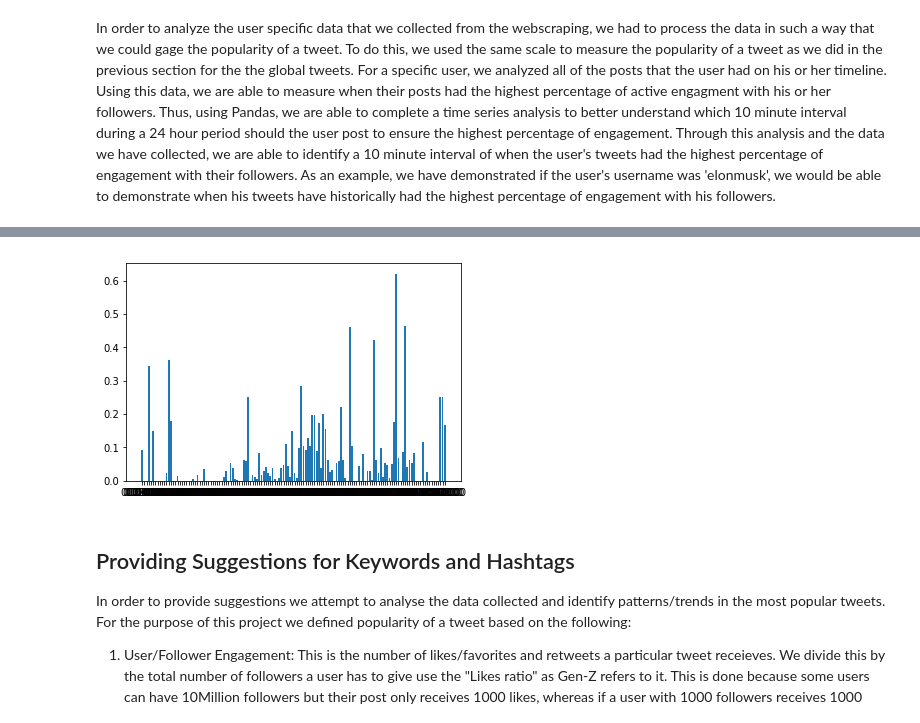
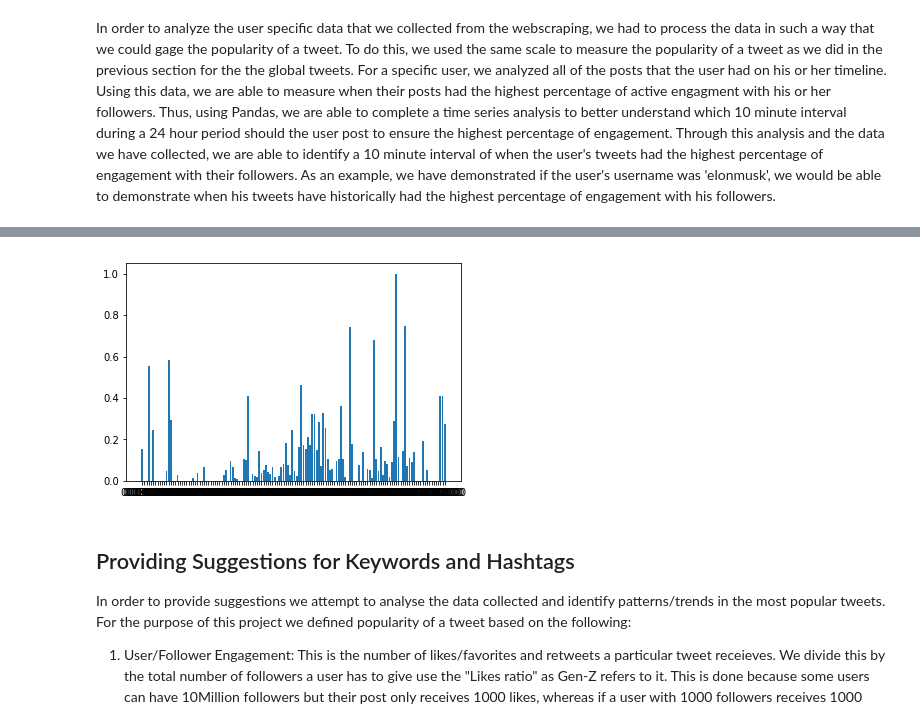
Before and after one commit to ishaan-jaff/data_science_proj, a Jupyter notebook: 15-388 Final Project.ipynb, the cells around one changed output, grey strips where cells are left out. Cells and saved outputs as stored; diff of their text form; code cells hidden in the pictures.

```diff
--- a/15-388 Final Project.ipynb
+++ b/15-388 Final Project.ipynb
@@ -542,22 +542,22 @@ user_timeline_df.head()
 # %%
 def get_max_time_user():
     user_time_grpr = user_timeline_df.groupby(pd.Grouper(key='created_at', freq='10min'))
     user_count_grpr = user_time_grpr['text'].count()
     user_sum_grpr = user_time_grpr['popularity'].sum()
     user_popularity = user_sum_grpr/user_count_grpr
     user_popularity = user_popularity.fillna(0)
-    user_popularity =
+    user_popularity = (user_popularity - user_popularity.min()) / (user_popularity.max() - user_popularity.min())
     user_popularity = user_popularity.rename('popularity')
     user_popularity_df = user_popularity.to_frame()
     user_popularity_df['tmpstmp'] = user_popularity.index
     user_popularity_df['tmpstmp'] = user_popularity_df['tmpstmp'].dt.time.astype(str)
     plt.bar(user_popularity_df['tmpstmp'],height = user_popularity_df['popularity'])
     user_max_time = user_popularity_df['popularity'].idxmax()
     return user_max_time
 
 best_time_to_post_user = get_max_time_user()
 # %% [output]
-[figure, old version]
+[figure, new version]
 # %% [markdown]
 ## Providing Suggestions for Keywords and Hashtags
 In order to provide suggestions we attempt to analyse the data collected and identify patterns/trends in the most popular tweets. For the purpose of this project we defined popularity of a tweet based on the following:
```
